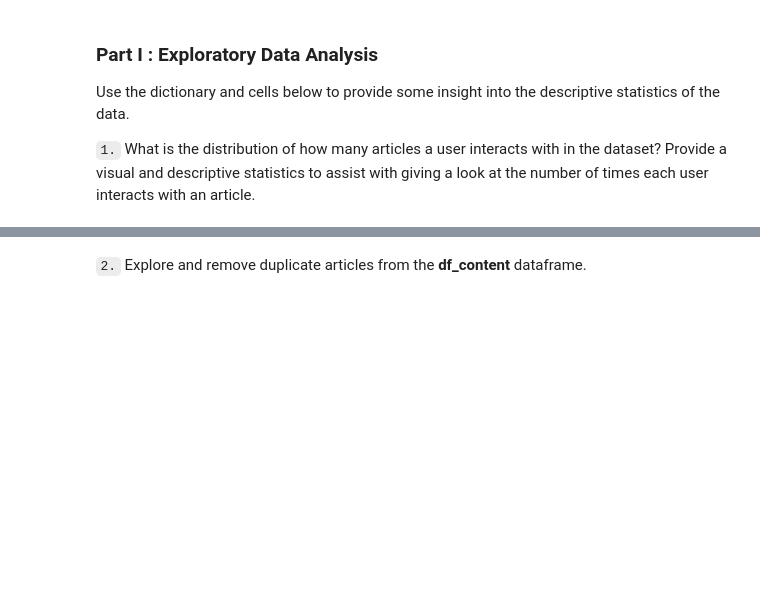
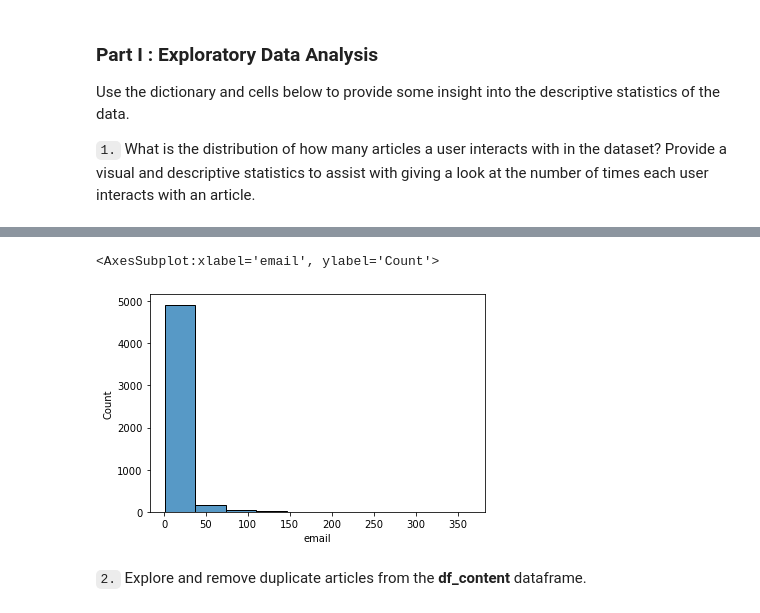
Before and after one commit to andreasschoch/ibm_recommendation, a Jupyter notebook: notebook/Recommendations_with_IBM.ipynb, the cells around one changed output, grey strips where cells are left out. Cells and saved outputs as stored; diff of their text form; code cells hidden in the pictures; blank space fills up the shorter version.

```diff
--- a/notebook/Recommendations_with_IBM.ipynb
+++ b/notebook/Recommendations_with_IBM.ipynb
@@ -47,3 +109,11 @@ Use the dictionary and cells below to provide some insight into the descriptive
+# %%
+# plot histogramm to show distribution
+hist = df.email.value_counts()
+hist = hist.reset_index()
+sns.histplot(data=hist, x='email', bins=10)
+# %% [output]
+<AxesSubplot:xlabel='email', ylabel='Count'>
+[figure, added]
 # %%
 # Fill in the median and maximum number of user_article interactios below
 
```
Also changed, not shown: parts of 92 cells of this notebook.
